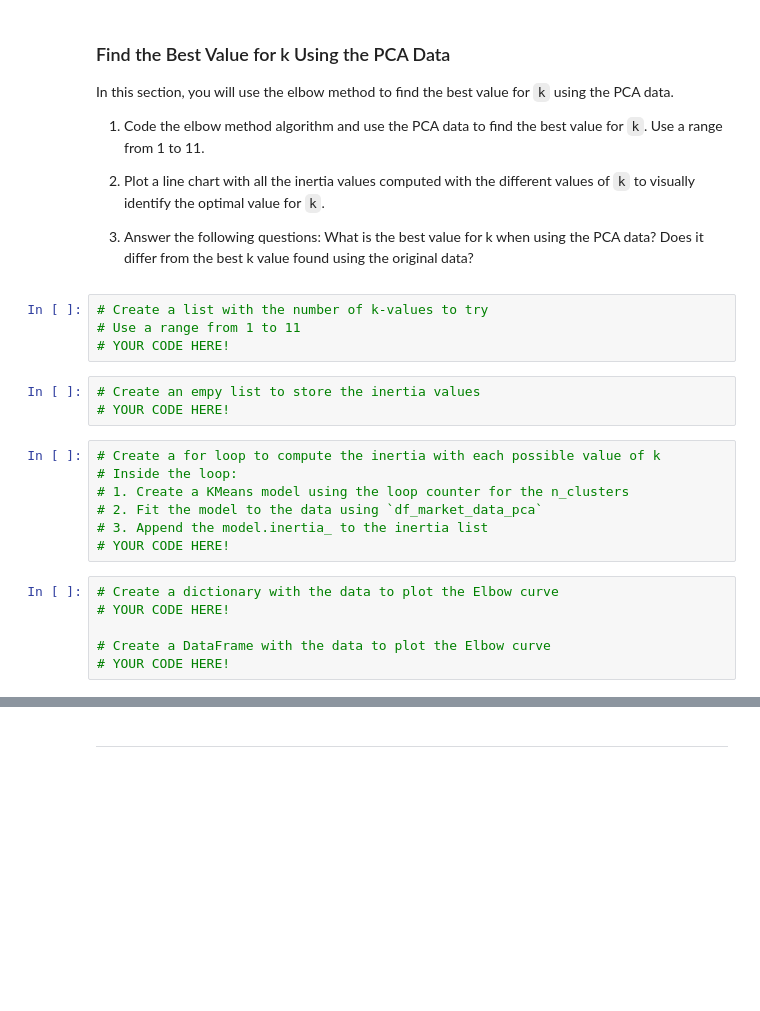
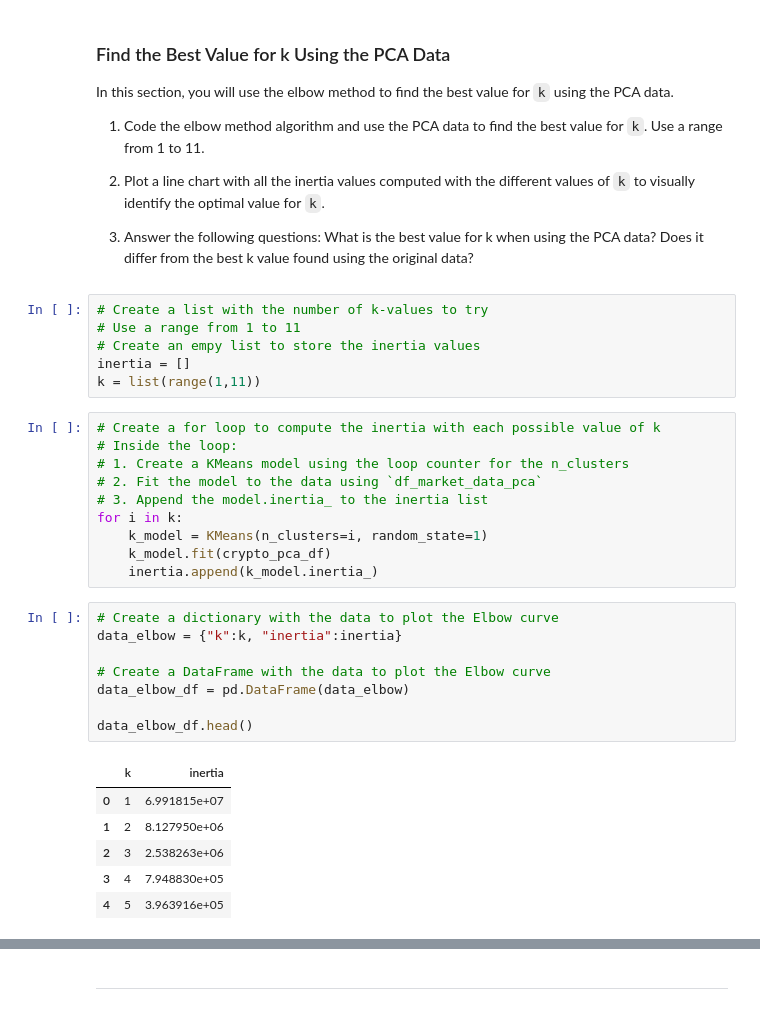
Before and after one commit to mightymiklas/KNN_PCA_Your_Crypto, a Jupyter notebook: crypto_investments.ipynb, the cells around one changed output, grey strips where cells are left out. Saved outputs shown, nothing was run; the diff lists cells and outputs as text; blank space fills up the shorter version.

Commit message:
cluster means with pca values

```diff
--- a/crypto_investments.ipynb
+++ b/crypto_investments.ipynb
@@ -299,23 +302,34 @@ In this section, you will use the elbow method to find the best value for `k` us
 # %%
 # Create a list with the number of k-values to try
 # Use a range from 1 to 11
-# YOUR CODE HERE!
+# Create an empy list to store the inertia values
+inertia = []
+k = list(range(1,11))
-# %%
-# Create an empy list to store the inertia values
-# YOUR CODE HERE!
 # %%
 # Create a for loop to compute the inertia with each possible value of k
 # Inside the loop:
 # 1. Create a KMeans model using the loop counter for the n_clusters
 # 2. Fit the model to the data using `df_market_data_pca`
 # 3. Append the model.inertia_ to the inertia list
-# YOUR CODE HERE!
+for i in k:
+    k_model = KMeans(n_clusters=i, random_state=1)
+    k_model.fit(crypto_pca_df)
+    inertia.append(k_model.inertia_)
 # %%
 # Create a dictionary with the data to plot the Elbow curve
-# YOUR CODE HERE!
+data_elbow = {"k":k, "inertia":inertia}
 
 # Create a DataFrame with the data to plot the Elbow curve
-# YOUR CODE HERE!
+data_elbow_df = pd.DataFrame(data_elbow)
+
+data_elbow_df.head()
+# %% [output]
+|  | k | inertia |
+| 0 | 1 | 6.991815e+07 |
+| 1 | 2 | 8.127950e+06 |
+| 2 | 3 | 2.538263e+06 |
+| 3 | 4 | 7.948830e+05 |
+| 4 | 5 | 3.963916e+05 |
 # %%
 # Plot a line chart with all the inertia values computed with
 # the different values of k to visually identify the optimal value for k.
```
Also changed, not shown: parts of 7 cells of this notebook.
